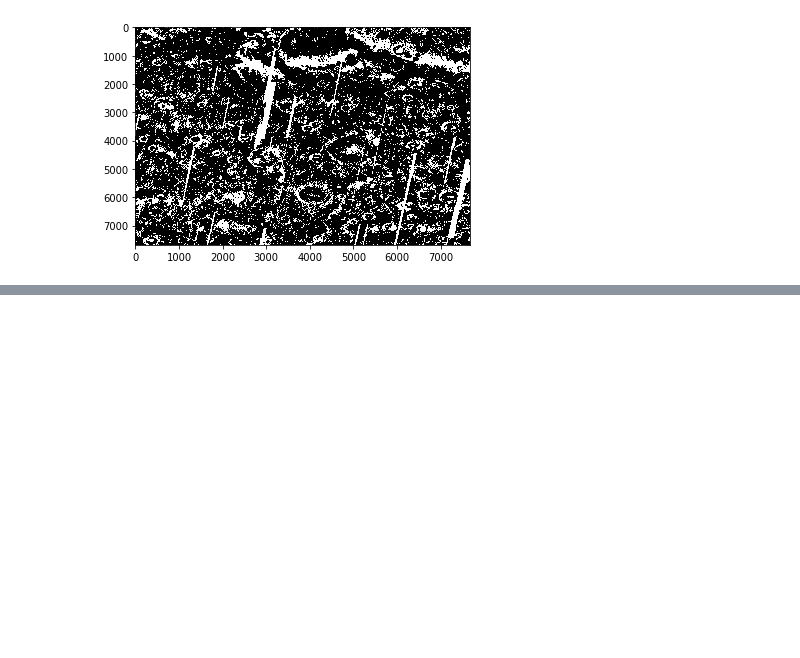
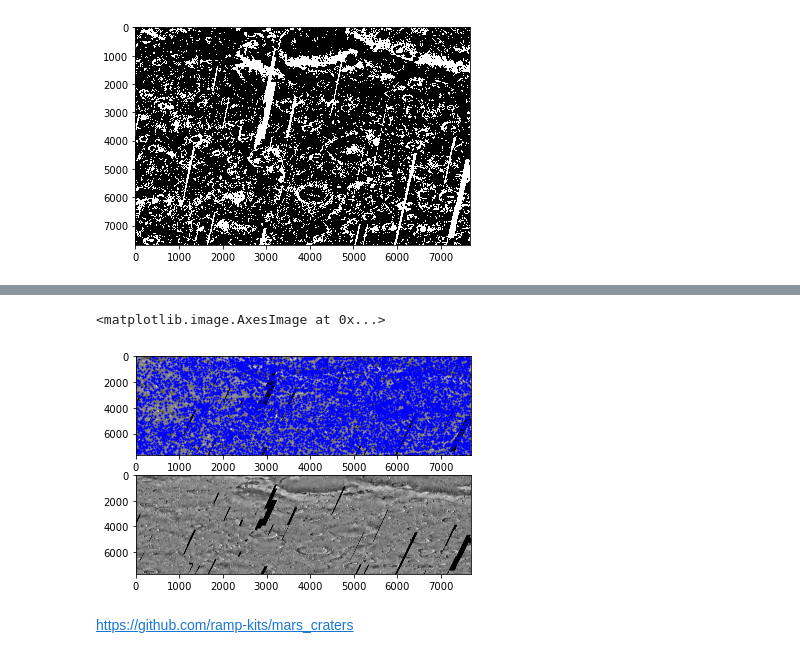
Before and after one commit to PatrickLiu2000/mars_computer_vision, a Jupyter notebook: SIFT_approach.ipynb, the cells around one changed output, grey strips where cells are left out. Saved outputs shown, nothing was run; the diff lists cells and outputs as text; code cells hidden in the pictures; blank space fills up the shorter version.

```diff
--- a/SIFT_approach.ipynb
+++ b/SIFT_approach.ipynb
@@ -53,0 +63,10 @@ KeyboardInterrupt:
+# %%
+fig, ax = plt.subplots(2,1)
+ax[0].imshow(im, cmap='gray', aspect='auto')
+ax[0].plot(detections['lat'],detections['long'], 'bo', markersize=1)
+ax[1].imshow(im, cmap='gray', aspect='auto')
+# %% [output]
+<matplotlib.image.AxesImage at 0x...>
+[figure, added]
+# %% [markdown]
+https://github.com/ramp-kits/mars_craters
```
Also changed, not shown: parts of 3 cells of this notebook.
